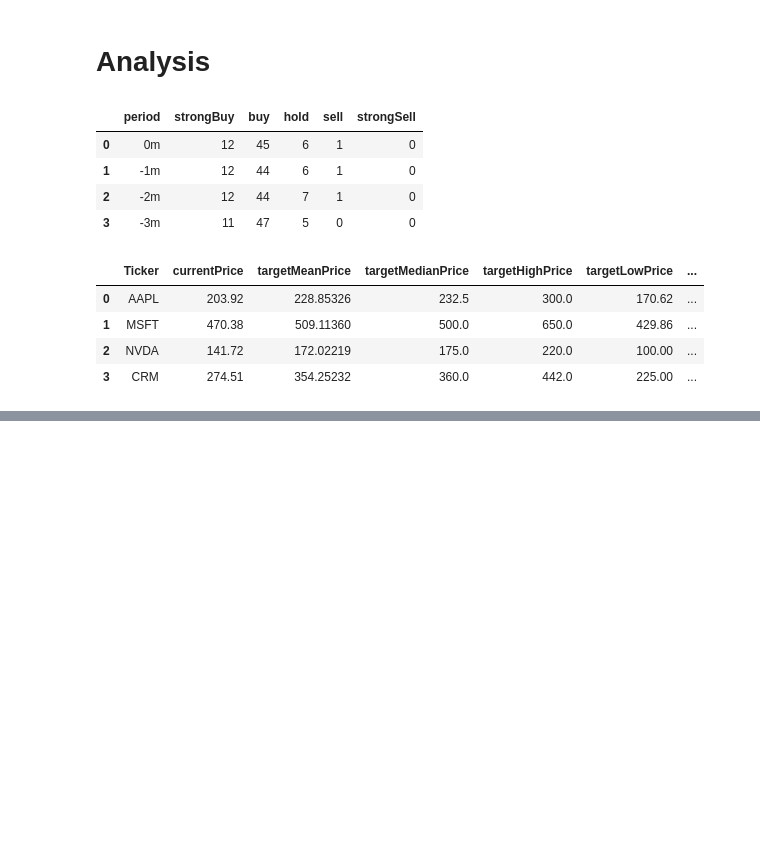
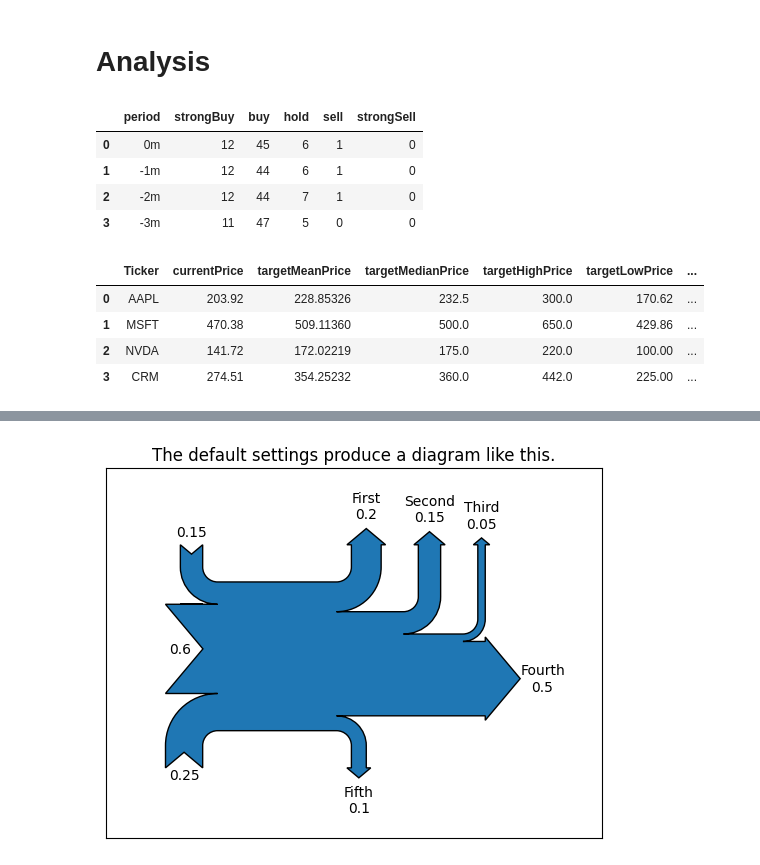
Before and after one commit to robert0714/manning-investing-programmers-stefan-papp-2025, a Jupyter notebook: ch02.ipynb, the cells around one changed output, grey strips where cells are left out. Saved outputs shown, nothing was run; the diff lists cells and outputs as text; code cells hidden in the pictures; blank space fills up the shorter version.

```diff
--- a/ch02.ipynb
+++ b/ch02.ipynb
@@ -325,0 +381,95 @@ collect_ratios(training_set, ['currentPrice', 'targetMeanPrice', 'targetMedianPr
+# %%
+
+import matplotlib.pyplot as plt
+
+from matplotlib.sankey import Sankey
+
+# %%
+# Example 1 -- Mostly defaults
+#
+# This demonstrates how to create a simple diagram by implicitly calling the
+# Sankey.add() method and by appending finish() to the call to the class.
+
+Sankey(flows=[0.25, 0.15, 0.60, -0.20, -0.15, -0.05, -0.50, -0.10],
+       labels=['', '', '', 'First', 'Second', 'Third', 'Fourth', 'Fifth'],
+       orientations=[-1, 1, 0, 1, 1, 1, 0, -1]).finish()
+plt.title("The default settings produce a diagram like this.")
+
+# %%
+# Notice:
+#
+# 1. Axes weren't provided when Sankey() was instantiated, so they were
+#    created automatically.
+# 2. The scale argument wasn't necessary since the data was already
+#    normalized.
+# 3. By default, the lengths of the paths are justified.
+
+
+# %%
+# Example 2
+#
+# This demonstrates:
+#
+# 1. Setting one path longer than the others
+# 2. Placing a label in the middle of the diagram
+# 3. Using the scale argument to normalize the flows
+# 4. Implicitly passing keyword arguments to PathPatch()
+# 5. Changing the angle of the arrow heads
+# 6. Changing the offset between the tips of the paths and their labels
+# 7. Formatting the numbers in the path labels and the associated unit
+# 8. Changing the appearance of the patch and the labels after the figure is
+#    created
+
+fig = plt.figure()
+ax = fig.add_subplot(1, 1, 1, xticks=[], yticks=[],
+                     title="Flow Diagram of a Widget")
+sankey = Sankey(ax=ax, scale=0.01, offset=0.2, head_angle=180,
+                format='%.0f', unit='%')
+sankey.add(flows=[25, 0, 60, -10, -20, -5, -15, -10, -40],
+           labels=['', '', '', 'First', 'Second', 'Third', 'Fourth',
+                   'Fifth', 'Hurray!'],
+           orientations=[-1, 1, 0, 1, 1, 1, -1, -1, 0],
+           pathlengths=[0.25, 0.25, 0.25, 0.25, 0.25, 0.6, 0.25, 0.25,
+                        0.25],
+           patchlabel="Widget\nA")  # Arguments to matplotlib.patches.PathPatch
+diagrams = sankey.finish()
+diagrams[0].texts[-1].set_color('r')
+diagrams[0].text.set_fontweight('bold')
+
+# %%
+# Notice:
+#
+# 1. Since the sum of the flows is nonzero, the width of the trunk isn't
+#    uniform.  The matplotlib logging system logs this at the DEBUG level.
+# 2. The second flow doesn't appear because its value is zero.  Again, this is
+#    logged at the DEBUG level.
+
+
+# %%
+# Example 3
+#
+# This demonstrates:
+#
+# 1. Connecting two systems
+# 2. Turning off the labels of the quantities
+# 3. Adding a legend
+
+fig = plt.figure()
+ax = fig.add_subplot(1, 1, 1, xticks=[], yticks=[], title="Two Systems")
+flows = [0.25, 0.15, 0.60, -0.10, -0.05, -0.25, -0.15, -0.10, -0.35]
+sankey = Sankey(ax=ax, unit=None)
+sankey.add(flows=flows, label='one',
+           orientations=[-1, 1, 0, 1, 1, 1, -1, -1, 0])
+sankey.add(flows=[-0.25, 0.15, 0.1], label='two',
+           orientations=[-1, -1, -1], prior=0, connect=(0, 0))
+diagrams = sankey.finish()
+diagrams[-1].patch.set_hatch('/')
+plt.legend()
+
+# %%
+# Notice that only one connection is specified, but the systems form a
+# circuit since: (1) the lengths of the paths are justified and (2) the
+# orientation and ordering of the flows is mirrored.
+
+plt.show()
+# %% [output]
@@ -325,0 +477 @@ collect_ratios(training_set, ['currentPrice', 'targetMeanPrice', 'targetMedianPr
+[figure, added]
```
Also changed, not shown: parts of 3 cells of this notebook, 8 other files.
